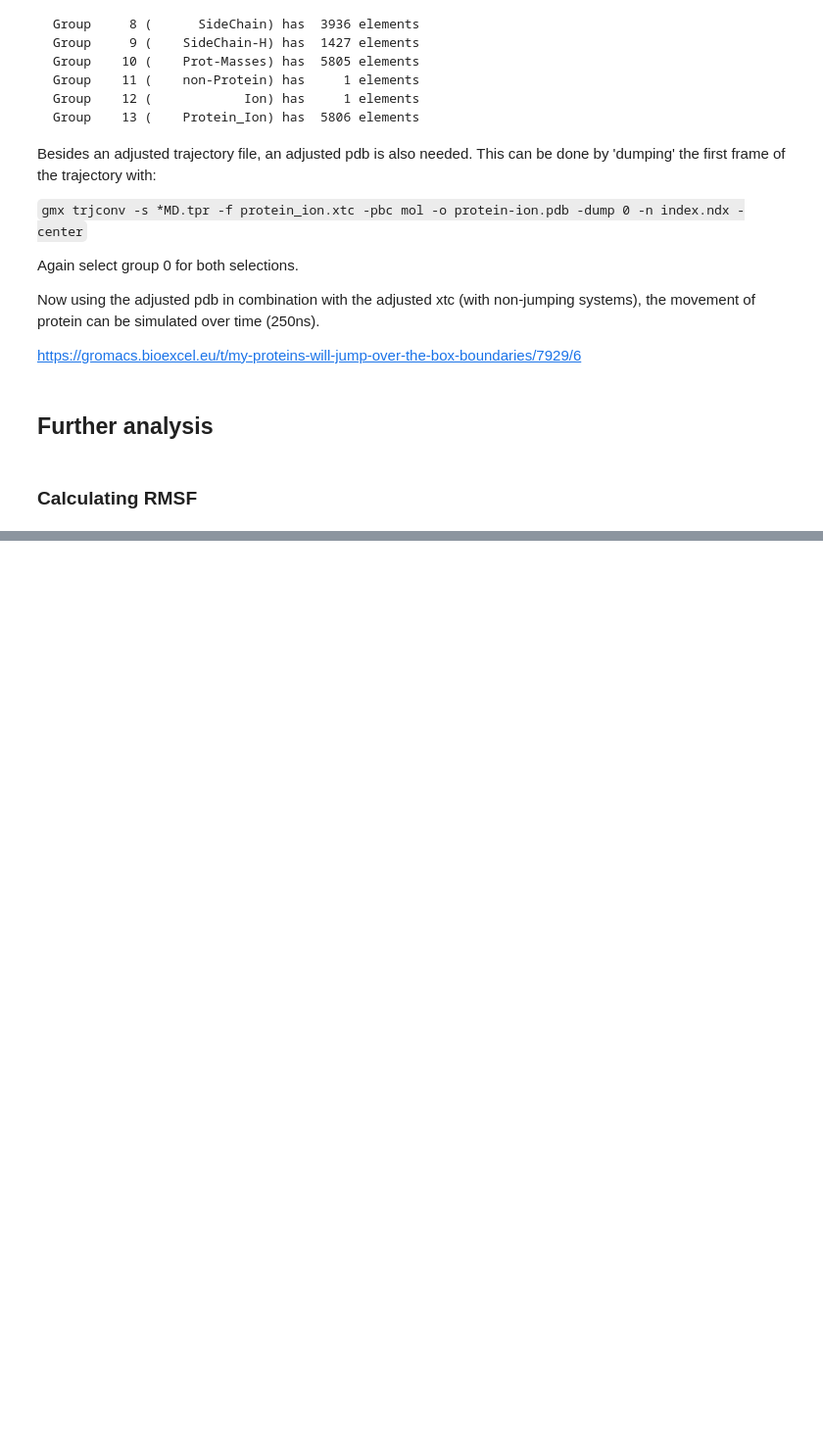
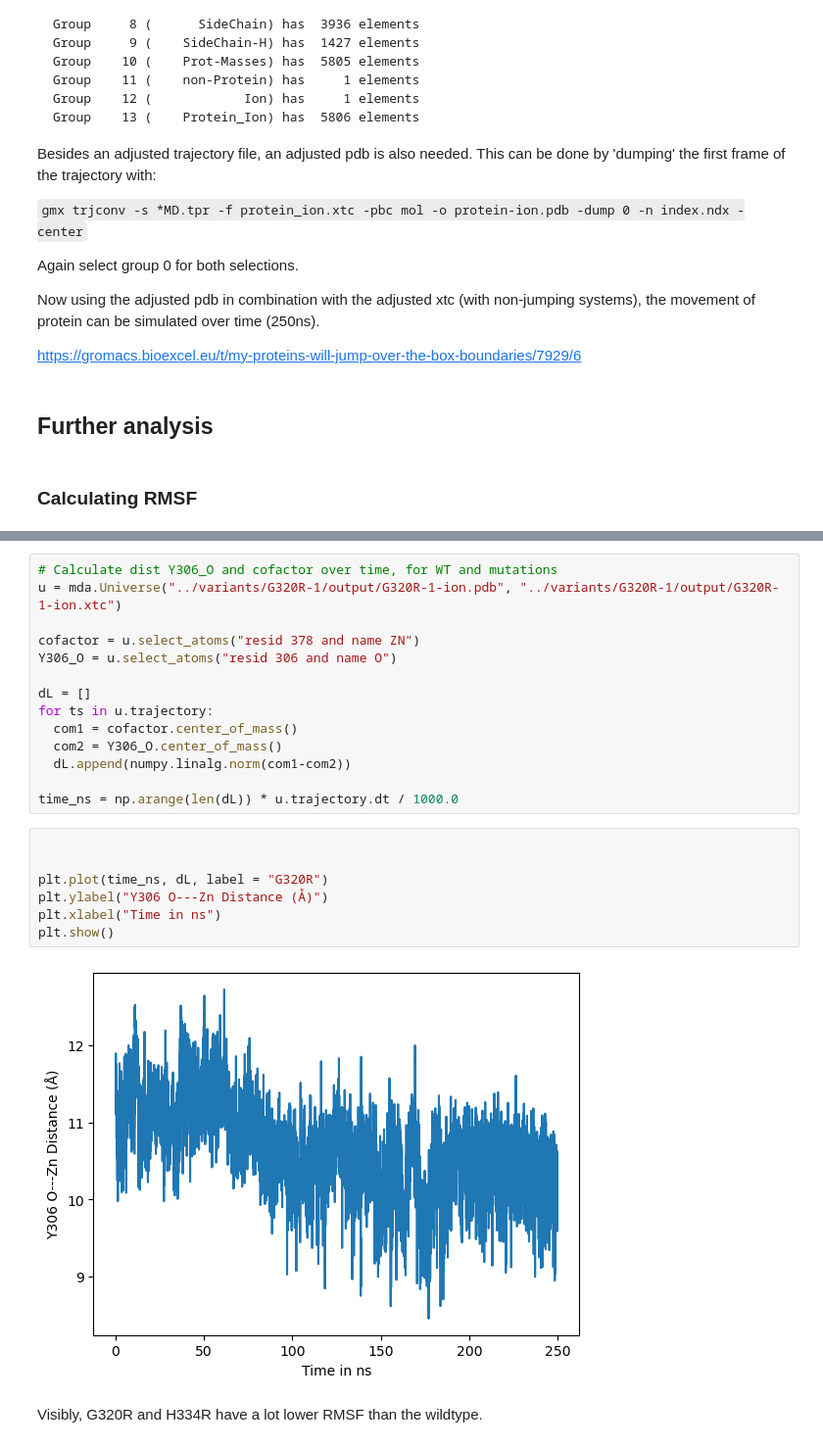
Before and after one commit to YamilaTimmer/molecular-dynamics-HDAC8, a Jupyter notebook: molecular-dynamics-HDAC8.ipynb, the cells around one changed output, grey strips where cells are left out. Shown at 98% size. Saved outputs shown, nothing was run; the diff lists cells and outputs as text; blank space fills up the shorter version.

```diff
--- a/molecular-dynamics-HDAC8.ipynb
+++ b/molecular-dynamics-HDAC8.ipynb
@@ -161,0 +203,25 @@ c_alphas_T311M, R_T311M,_ = calculate_RMSF("../T311M-1/protein_ion.pdb", "../T31
+# %%
+# Calculate dist Y306_O and cofactor over time, for WT and mutations
+u = mda.Universe("../variants/G320R-1/output/G320R-1-ion.pdb", "../variants/G320R-1/output/G320R-1-ion.xtc")
+
+cofactor = u.select_atoms("resid 378 and name ZN")
+Y306_O = u.select_atoms("resid 306 and name O")
+
+dL = []
+for ts in u.trajectory:
+  com1 = cofactor.center_of_mass()
+  com2 = Y306_O.center_of_mass()
+  dL.append(numpy.linalg.norm(com1-com2))
+
+time_ns = np.arange(len(dL)) * u.trajectory.dt / 1000.0
+# %%
+
+
+plt.plot(time_ns, dL, label = "G320R")
+plt.ylabel("Y306 O---Zn Distance (Å)")
+plt.xlabel("Time in ns")
+plt.show()
+# %% [output]
+[figure, added]
+# %% [markdown]
+Visibly, G320R and H334R have a lot lower RMSF than the wildtype.
```
Also changed, not shown: parts of 6 cells of this notebook.
